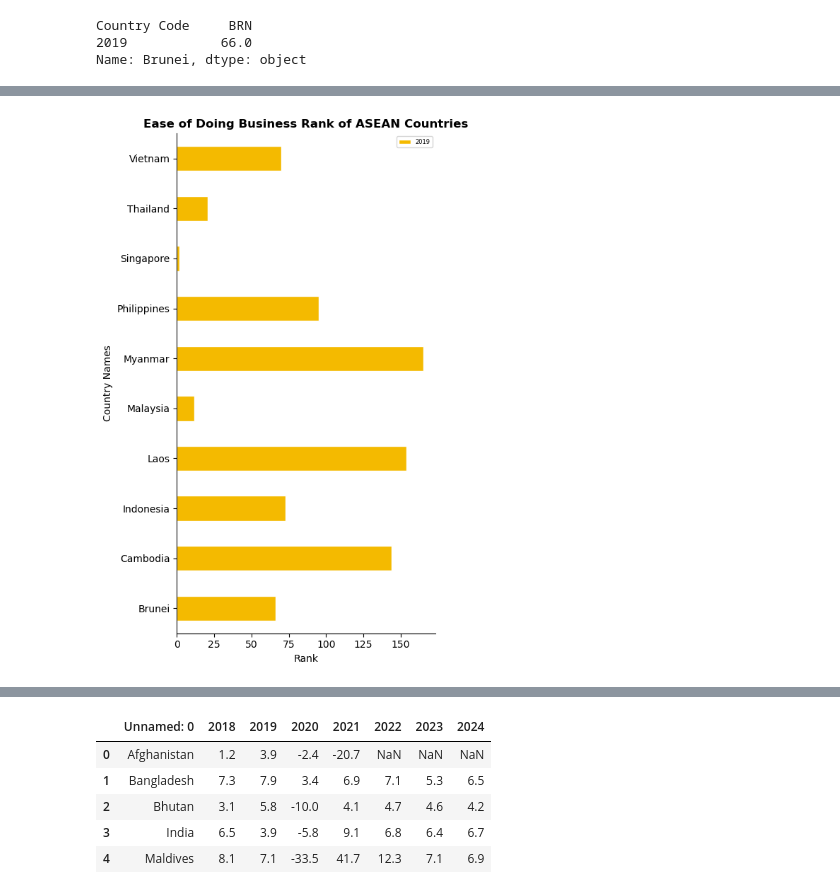
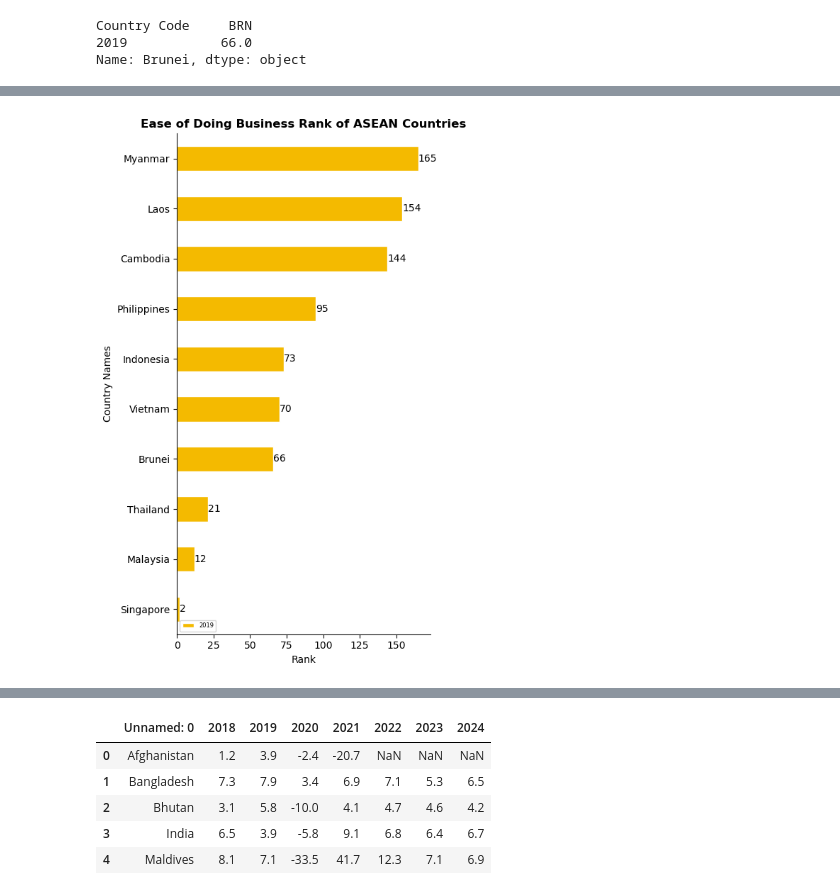
Before and after one commit to RuizLorenzoChavez/asean-datascience, a Jupyter notebook: GillCleaning.ipynb, the cells around one changed output, grey strips where cells are left out. Cells and saved outputs as stored; diff of their text form; code cells hidden in the pictures.

Commit message:
Fixed the bar chart for ease of doing business

```diff
--- a/GillCleaning.ipynb
+++ b/GillCleaning.ipynb
@@ -14,9 +14,12 @@ Note: you may need to restart the kernel to use updated packages.
 # %% [markdown]
 ### Datasets and Files
 # %%
-ease = pd.read_csv('data/ease-of-doing-business.csv')
+ease = pd.read_csv('data/ease-of-doing-business.csv', usecols=['Country Name', 'Country Code', '2019'])
 unemp = pd.read_csv('data/unemployment.csv')
 GDPgrowth = pd.read_excel('data/economic-growth-indicators.xlsx', sheet_name='Growth Rate of GDP')
 HDI = pd.read_excel('data/economic-growth-indicators.xlsx', sheet_name='HDI')
 prod = pd.read_excel('data/economic-growth-indicators.xlsx', sheet_name='Productivity')
+# %%
+#ease_df = ease.filter(['Country Name', 'Country Code', '2019']).set_index('Country Name')
+ease_df = ease.set_index('Country Name')
 # %%
@@ -44,5 +33,3 @@ ease.isnull().sum().sum()
-# %%
-ease_df = ease.filter(['Country Name', 'Country Code', '2019']).set_index('Country Name')
 # %%
 ease_df.head()
 # %% [output]
@@ -159,23 +126,27 @@ ease_df_sorted.loc[ASEANCountries]
+# %%
+ASEAN_ease = ease_df.loc[ASEANCountries].sort_values(by ='2019')
 # %%
-#plt.figure(figsize=(4,6))
-#ax = ease_df.loc[ASEANCountries].plot.barh()
-
 fig = plt.figure(figsize=(5,8))
 ax = fig.add_subplot(1,1,1)
-ease_df.loc[ASEANCountries].plot(y = '2019', fontsize=10, kind='barh', ax=ax, edgecolor='w', color = '#F4BA00')
+
+ASEAN_ease.plot(y = '2019', fontsize=10, kind='barh', ax=ax, edgecolor='w', color = '#F4BA00')
 
 ax.set_title('Ease of Doing Business Rank of ASEAN Countries', fontsize=12, fontweight ='bold')
 ax.set_xlabel('Rank', fontsize=10)
 ax.set_ylabel('Country Names', fontsize=10)
 ax.spines['right'].set_visible(False)
 ax.spines['top'].set_visible(False)
 ax.yaxis.grid(False)
 ax.legend(fontsize=6)
 
+for bars in ax.containers:
+    ax.bar_label(bars)
+
+
 plt.tight_layout()
 #plt.savefig(fname = 'Images/Name')
 # %% [output]
-[figure, old version]
+[figure, new version]
 # %%
 unemp.head()
 # %% [output]
```
Also changed, not shown: parts of 11 cells of this notebook.
